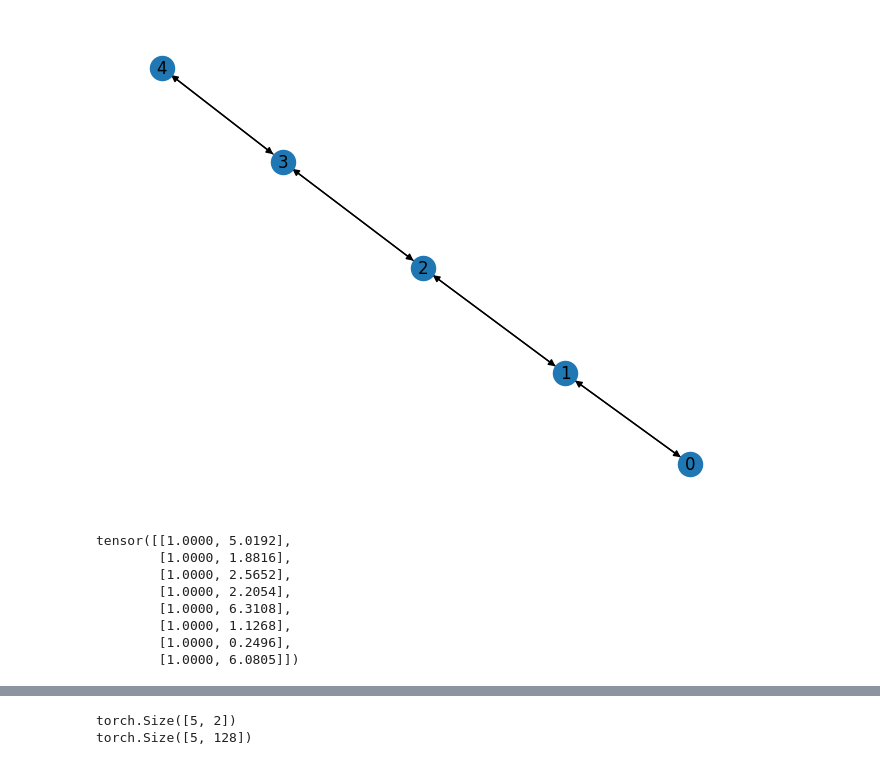
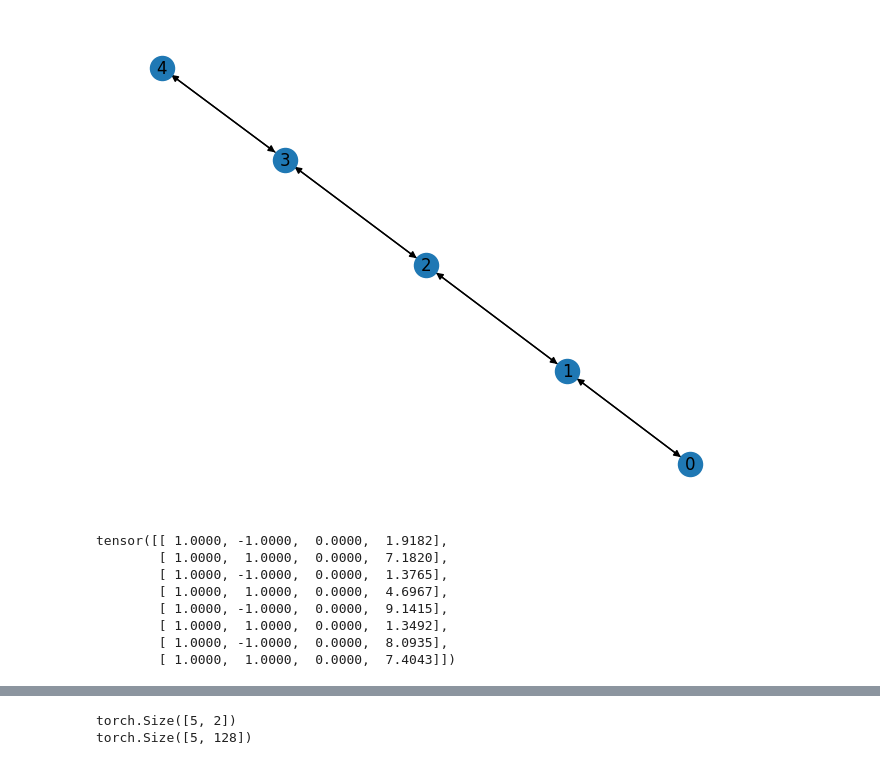
Before and after one commit to jamesterryxu/dsa-2024, a Jupyter notebook: GNNs/GNN_Collab.ipynb, the cells around one changed output, grey strips where cells are left out. Drawn from its saved outputs; the diff is of its cells as text; code cells hidden in the pictures.

Commit message:
Update with displacement and load

```diff
--- a/GNNs/GNN_Collab.ipynb
+++ b/GNNs/GNN_Collab.ipynb
@@ -43,7 +43,7 @@ import torch
 from torch_geometric.data import Data
 from torch_geometric.nn import radius_graph
 
-def create_gnn_graph(coordinates, E_initial, metadata):
+def create_gnn_graph(coordinates, metadata):
     """
     Create a graph data object for a GNN model.
 
@@ -58,48 +58,49 @@ def create_gnn_graph(coordinates, E_initial, metadata):
     # Convert coordinates to tensor
     node_features = torch.tensor(coordinates, dtype=torch.float)
 
     # Add the load as a node attribute
-    load = torch.rand(node_features.size(0), 1)
+    load = torch.rand(node_features.size(0), 1) * metadata["P_initial"]
     dist_boundary = torch.norm(node_features - torch.tensor([[0, 0]], dtype=torch.float), dim=1).unsqueeze(1)
 
     # Create edges
     num_nodes = len(coordinates)
-    edge_index = radius_graph(node_features, r=metadata["radius"], loop=False)
+    edge_index = radius_graph(node_features, r=metadata["default_connectivity_radius"], loop=False)
 
     # Calculate edge attributes (e.g., Euclidean distance)
     distance = torch.norm(node_features[edge_index[0]] - node_features[edge_index[1]], dim=1).unsqueeze(1)
-    # Ensure E_edge is a 2-dimensional tensor by unsqueezing
+    # Calculate displacement as vector at each edge
+    displacement = (node_features[edge_index[1]] - node_features[edge_index[0]])
+
     # Convert E_initial to a PyTorch tensor
-    E_initial = torch.tensor(E_initial, dtype=torch.float)
+    E_initial = torch.tensor(metadata["E_initial"], dtype=torch.float)
     # Correctly generate a tensor with random values uniformly distributed between 0 and 1, then scale by E_initial
     E_edge = torch.rand(edge_index.size(1), 1) * E_initial
 
     # Now, both tensors have shape [number_of_edges, 1] and can be concatenated
-    edge_attr = torch.cat([distance, E_edge], dim=1)
+    edge_attr = torch.cat([distance, displacement, E_edge], dim=1)
 
     # Create a graph data object
     data = Data(pos=node_features, edge_index=edge_index, edge_attr=edge_attr, node_attr=load)
 
     return data
 
 # Example usage
-metadata = {"radius": 1.1}
-coordinates = [(0, 0), (1, 0), (2, 0), (3, 0), (4, 0)]
-E_initial = np.random.rand(1) * 10
-graph_data = create_gnn_graph(coordinates, E_initial, metadata)
+metadata = {"default_connectivity_radius": 1.6, "E_initial": 10, "P_initial": 0}
+coordinates = [(0.5, 0), (1.5, 0), (2.5, 0), (3.5, 0), (4.5, 0)]
+graph_data = create_gnn_graph(coordinates, metadata)
 
 graph = to_networkx(graph_data)
 nx.draw(graph, with_labels=True)
 plt.show()
 
 print(graph_data.edge_attr)
 # %% [output]
-[figure, old version]
+[figure, new version]
-tensor([[1.0000, 5.0192],
-        [1.0000, 1.8816],
-        [1.0000, 2.5652],
-        [1.0000, 2.2054],
-        [1.0000, 6.3108],
-        [1.0000, 1.1268],
-        [1.0000, 0.2496],
-        [1.0000, 6.0805]])
+tensor([[ 1.0000, -1.0000,  0.0000,  1.9182],
+        [ 1.0000,  1.0000,  0.0000,  7.1820],
+        [ 1.0000, -1.0000,  0.0000,  1.3765],
+        [ 1.0000,  1.0000,  0.0000,  4.6967],
+        [ 1.0000, -1.0000,  0.0000,  9.1415],
+        [ 1.0000,  1.0000,  0.0000,  1.3492],
+        [ 1.0000, -1.0000,  0.0000,  8.0935],
+        [ 1.0000,  1.0000,  0.0000,  7.4043]])
```
Also changed, not shown: parts of 2 cells of this notebook.
